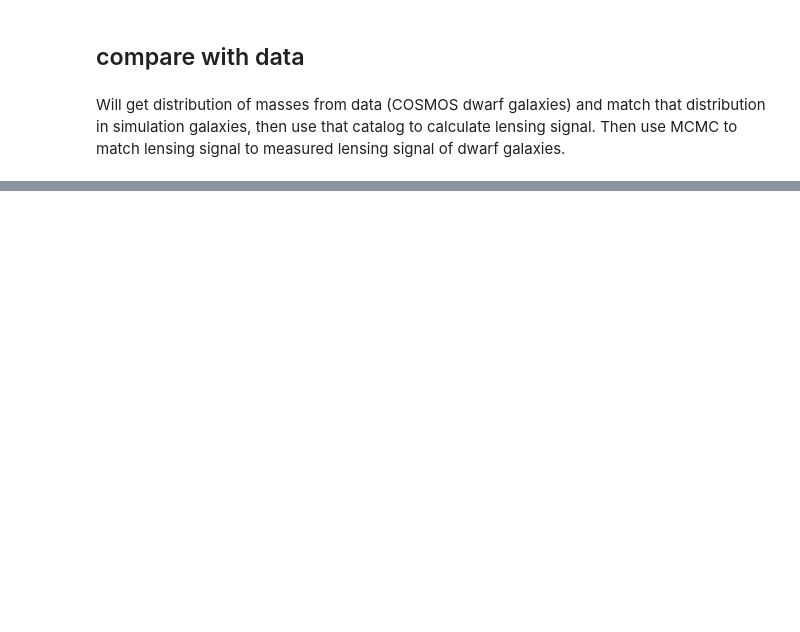
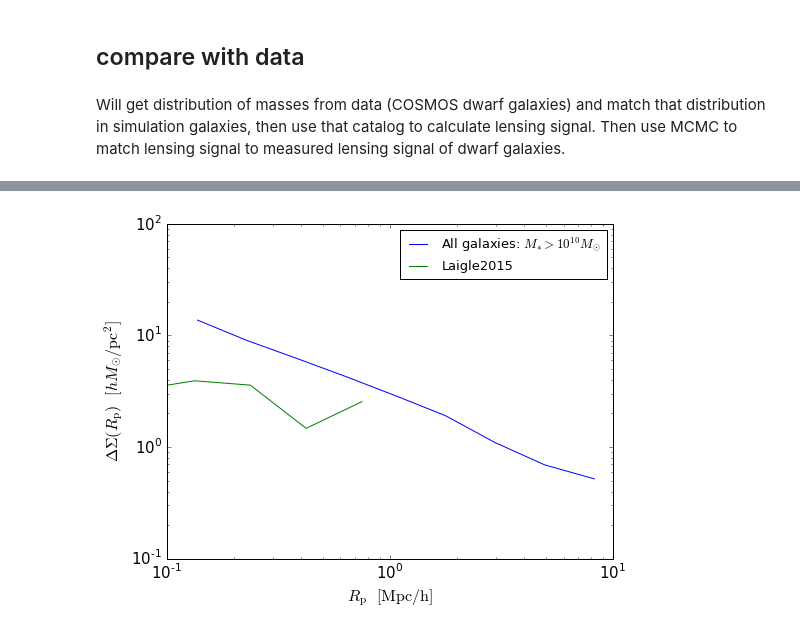
Before and after one commit to f-ardila/dwarf_lensing, a Jupyter notebook: dwarf_lensing.ipynb, the cells around one changed output, grey strips where cells are left out. Drawn from its saved outputs; the diff is of its cells as text; code cells hidden in the pictures; blank space fills up the shorter version.

Commit message:
added lensing files from Alexie. Read in observed lensing signal and dwarf sample.

```diff
--- a/dwarf_lensing.ipynb
+++ b/dwarf_lensing.ipynb
@@ -395,0 +399,7 @@ Will get distribution of masses from data (COSMOS dwarf galaxies) and match that
+# %%
+#lensing signal
+lensing_signal_file = '/Users/fardila/Documents/GitHub/dwarf_lensing/Data/dwarf_all_lens_laigle2015_nozp2.out'
+dwarf_sample_file = '/Users/fardila/Documents/GitHub/dwarf_lensing/Data/dwarf_sample_for_paper.fits'
+# %%
+cosmos_lensing_signal = ascii.read(lensing_signal_file)
+print cosmos_lensing_signal
@@ -395,0 +417,24 @@ Will get distribution of masses from data (COSMOS dwarf galaxies) and match that
+# %%
+fig, ax = plt.subplots(1, 1, figsize=(8, 6))
+
+__=plt.loglog()
+
+__=ax.plot(rp, ds, label=r'All galaxies: $M_{\ast} > 10^{10}M_{\odot}$')
+# __=ax.plot(rp, result_mstar105_satellite_in_pc, label=r'Satellites: $M_{\ast} \approx 10^{10.5}M_{\odot}$')
+# __=ax.plot(rp, result_mstar105_in_pc, label=r'All galaxies: $M_{\ast} \approx 10^{10.5}M_{\odot}$')
+# __=ax.plot(rp, result_mstar105_central_in_pc, label=r'Centrals: $M_{\ast} \approx 10^{10.5}M_{\odot}$')
+
+ax.plot(cosmos_lensing_signal['R(Mpc)'], cosmos_lensing_signal['SigR(Msun/pc^2)'], label=r'Laigle2015')
+
+__=ax.set_xlim(xmin = 0.1, xmax = 10)
+# __=ax.set_ylim(ymin = 0.5, ymax = 200)
+
+__=ax.set_xlabel(r'$R_{\rm p} $  $\rm{[Mpc / h]}$', fontsize=16)
+__=ax.set_ylabel(r'$\Delta\Sigma(R_{\rm p})$  $[h M_{\odot} / {\rm pc}^2]$', fontsize=16)
+__=ax.legend(loc='best', fontsize=13)
+__=plt.xticks(fontsize=15); plt.yticks(fontsize=15)
+
+
+plt.show()
+# %% [output]
+[figure, added]
```
Also changed, not shown: parts of 8 cells of this notebook.
